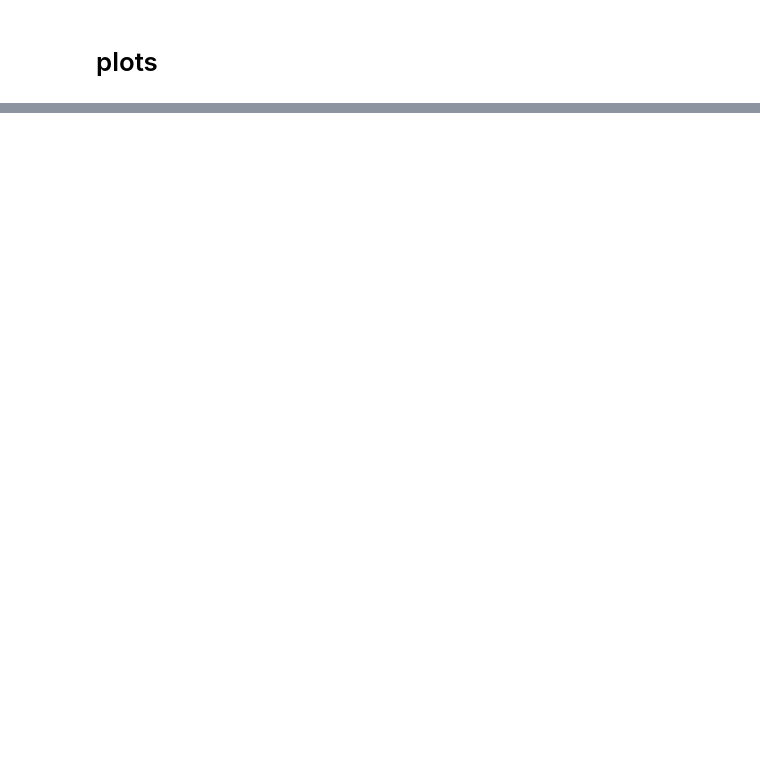
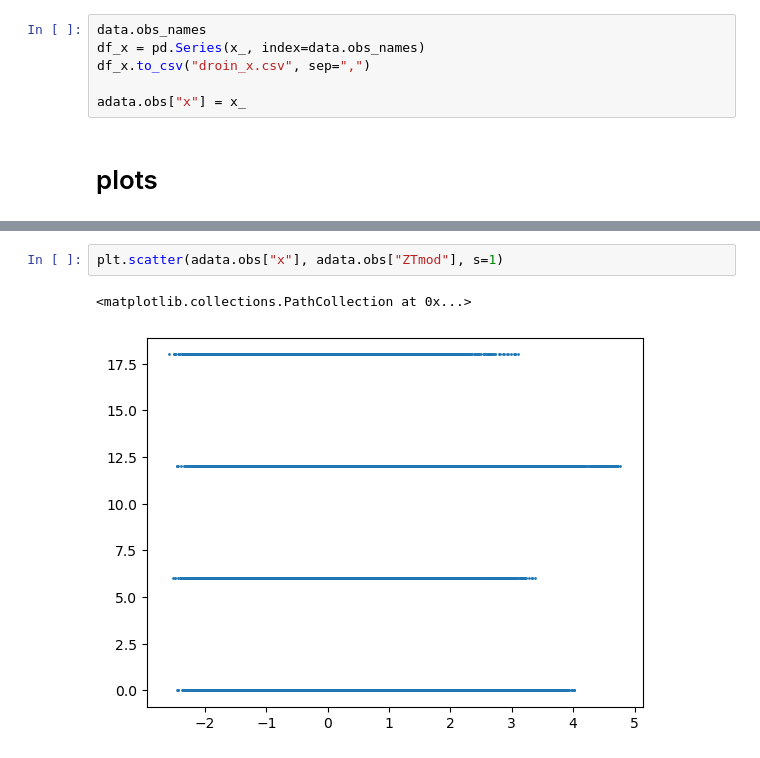
Before and after one commit to naef-lab/LiverZonation, a Jupyter notebook: MLE_droin.ipynb, the cells around one changed output, grey strips where cells are left out. Cells and saved outputs as stored; diff of their text form; blank space fills up the shorter version.

Commit message:
fully working droin notebook

```diff
--- a/MLE_droin.ipynb
+++ b/MLE_droin.ipynb
@@ -250,2 +228,8 @@ plt.scatter(x_shifted,)
+# %%
+data.obs_names
+df_x = pd.Series(x_, index=data.obs_names)
+df_x.to_csv("droin_x.csv", sep=",")
+
+adata.obs["x"] = x_
 # %% [markdown]
 # plots
@@ -259,0 +236,5 @@ adata[:, g].layers["s_norm"].shape
+# %%
+plt.scatter(adata.obs["x"], adata.obs["ZTmod"], s=1)
+# %% [output]
+<matplotlib.collections.PathCollection at 0x...>
+[figure, added]
```
Also changed, not shown: parts of 21 cells of this notebook, 1 other file.
